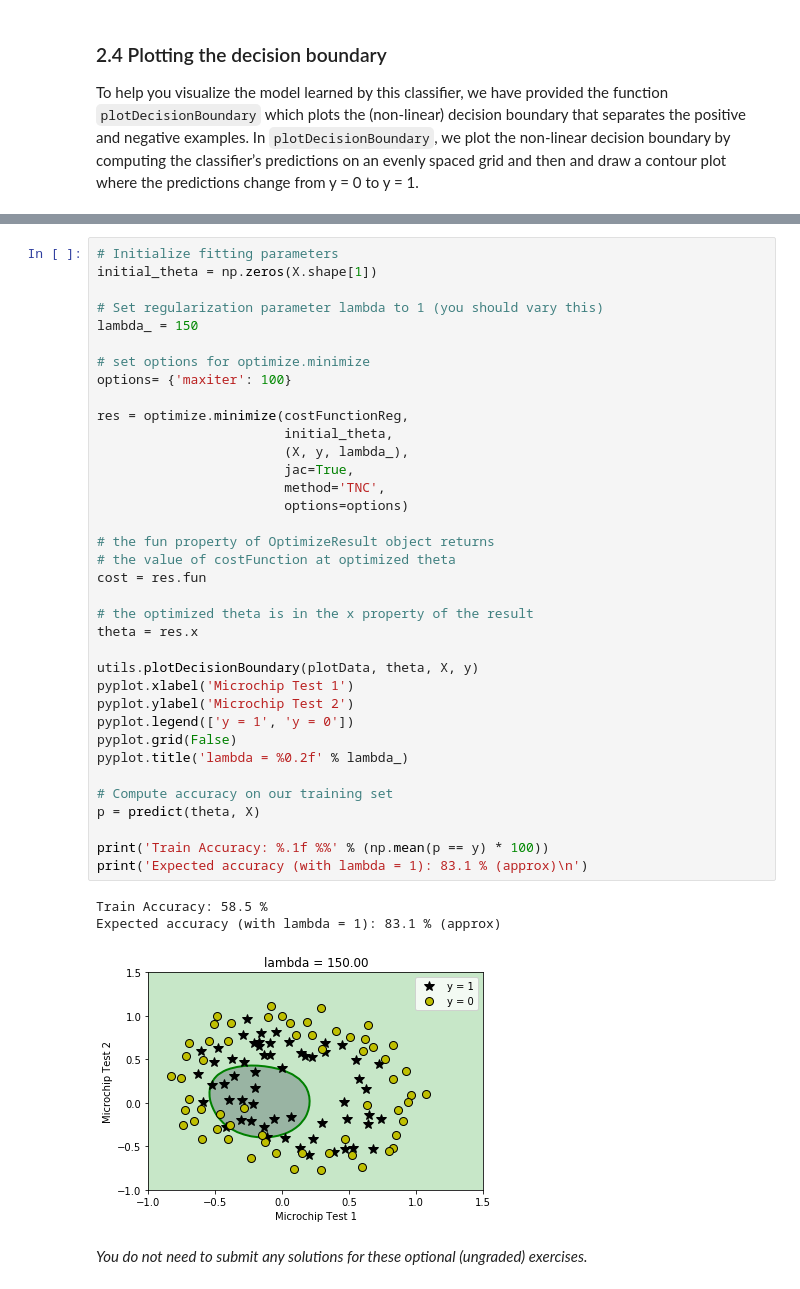
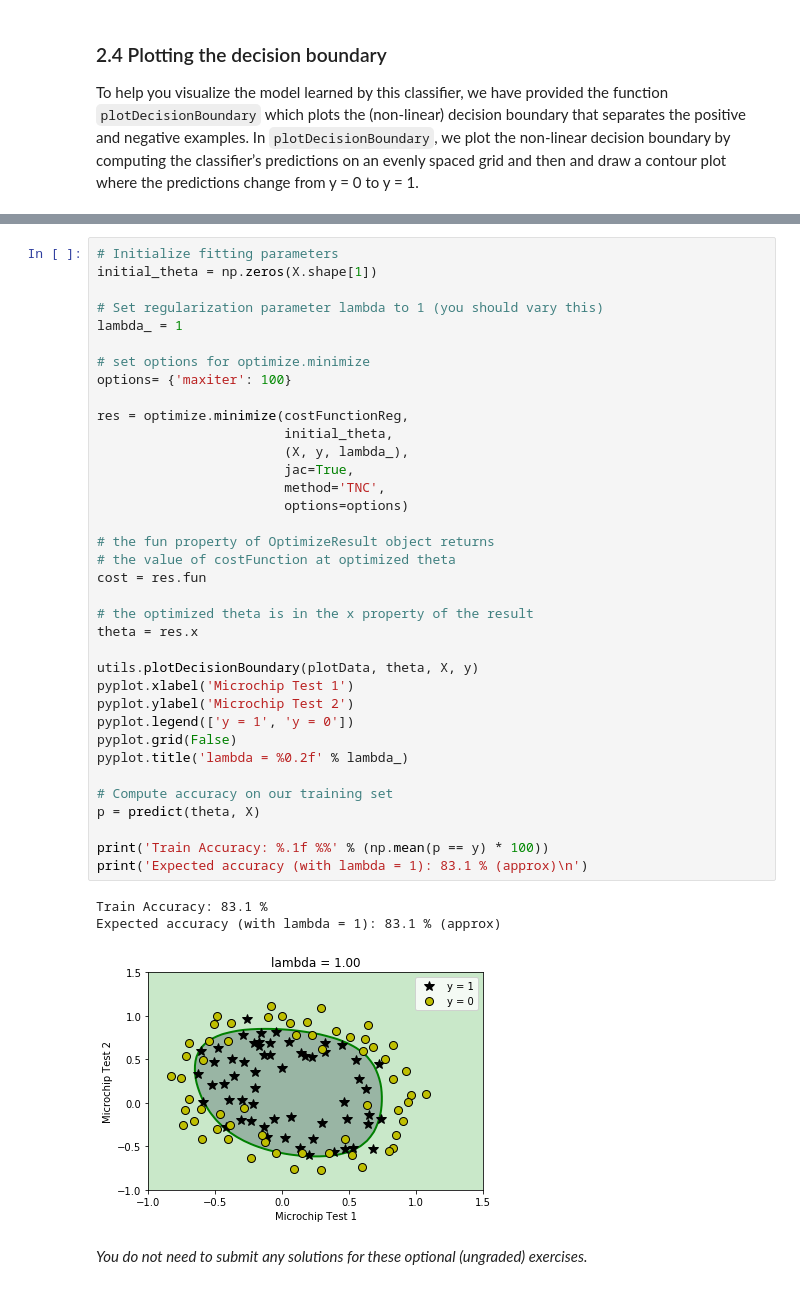
Before and after one commit to lukamaric996/ml-coursera-python, a Jupyter notebook: Exercise2/exercise2.ipynb, the cells around one changed output, grey strips where cells are left out. Cells and saved outputs as stored; diff of their text form.

```diff
--- a/Exercise2/exercise2.ipynb
+++ b/Exercise2/exercise2.ipynb
@@ -763,40 +763,40 @@ With a larger $\lambda$, you should see a plot that shows an simpler decision bo
 initial_theta = np.zeros(X.shape[1])
 
 # Set regularization parameter lambda to 1 (you should vary this)
-lambda_ = 150
+lambda_ = 1
 
 # set options for optimize.minimize
 options= {'maxiter': 100}
 
 res = optimize.minimize(costFunctionReg,
                         initial_theta,
                         (X, y, lambda_),
                         jac=True,
                         method='TNC',
                         options=options)
 
 # the fun property of OptimizeResult object returns
 # the value of costFunction at optimized theta
 cost = res.fun
 
 # the optimized theta is in the x property of the result
 theta = res.x
 
 utils.plotDecisionBoundary(plotData, theta, X, y)
 pyplot.xlabel('Microchip Test 1')
 pyplot.ylabel('Microchip Test 2')
 pyplot.legend(['y = 1', 'y = 0'])
 pyplot.grid(False)
 pyplot.title('lambda = %0.2f' % lambda_)
 
 # Compute accuracy on our training set
 p = predict(theta, X)
 
 print('Train Accuracy: %.1f %%' % (np.mean(p == y) * 100))
 print('Expected accuracy (with lambda = 1): 83.1 % (approx)\n')
 # %% [output]
-Train Accuracy: 58.5 %
+Train Accuracy: 83.1 %
 Expected accuracy (with lambda = 1): 83.1 % (approx)
-[figure, old version]
+[figure, new version]
 # %% [markdown]
 *You do not need to submit any solutions for these optional (ungraded) exercises.*
```
